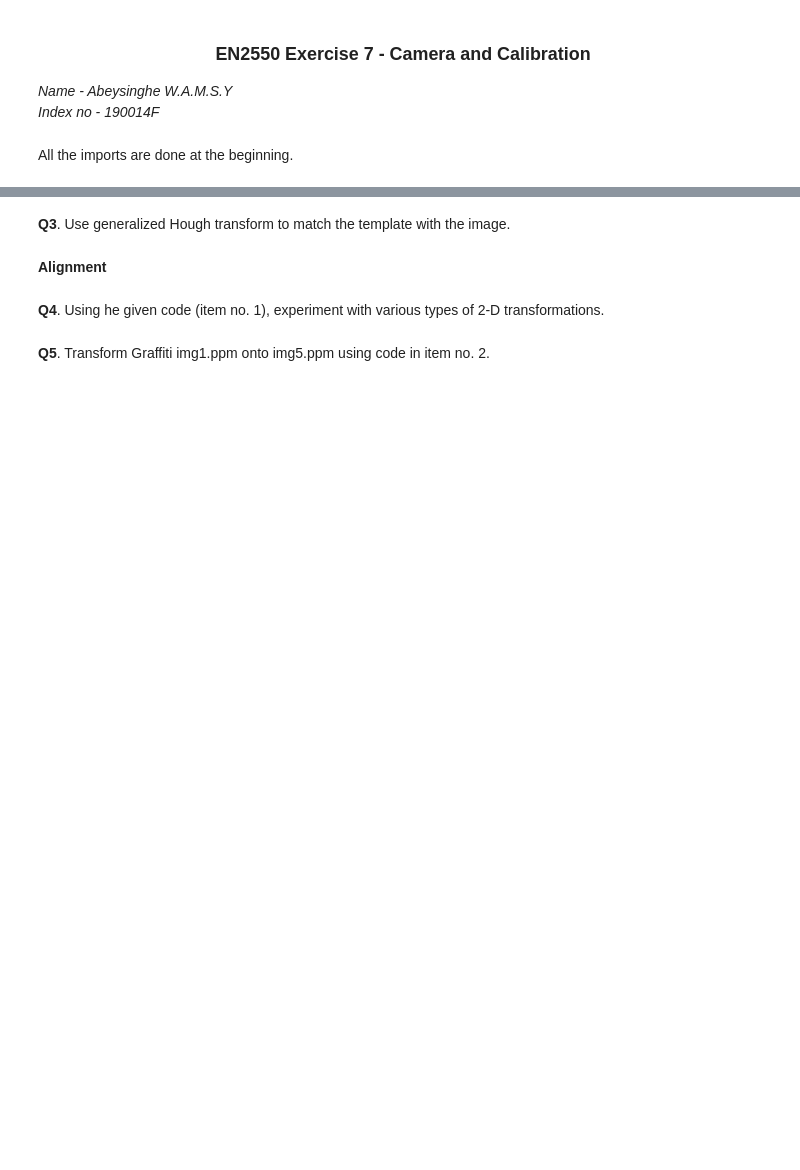
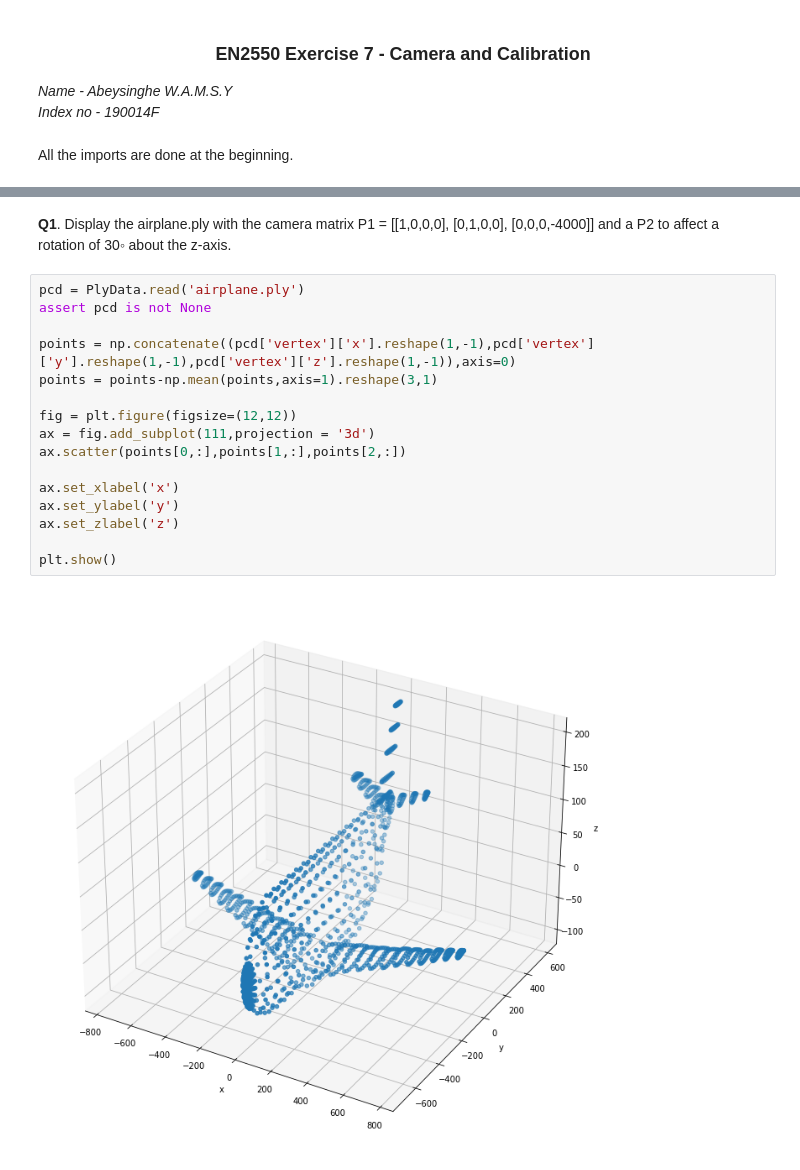
Before and after one commit to YohanAbeysinghe/EN2550-Fundementals-of-Image-Processing-and-Computer-Vision, a Jupyter notebook: 7. L7-3-23 - Exercise 7/exercise7.ipynb, the cells around one changed output, grey strips where cells are left out. Cells and saved outputs as stored; diff of their text form; blank space fills up the shorter version.

```diff
--- a/7. L7-3-23 - Exercise 7/exercise7.ipynb
+++ b/7. L7-3-23 - Exercise 7/exercise7.ipynb
@@ -22,8 +17,20 @@ from matplotlib.ticker import LinearLocator, FormatStrFormatter
-# %% [markdown]
-**Q3**. Use generalized Hough transform to match the template with the image.
-# %% [markdown]
-**Alignment**
-# %% [markdown]
-**Q4**. Using he given code (item no. 1), experiment with various types of 2-D transformations.
-# %% [markdown]
-**Q5**. Transform Graffiti img1.ppm onto img5.ppm using code in item no. 2.
+# %% [markdown]
+**Q1**. Display the airplane.ply with the camera matrix P1 = [[1,0,0,0], [0,1,0,0], [0,0,0,-4000]] and a P2 to affect a rotation of 30◦ about the z-axis.
+# %%
+pcd = PlyData.read('airplane.ply')
+assert pcd is not None
+
+points = np.concatenate((pcd['vertex']['x'].reshape(1,-1),pcd['vertex']['y'].reshape(1,-1),pcd['vertex']['z'].reshape(1,-1)),axis=0)
+points = points-np.mean(points,axis=1).reshape(3,1)
+
+fig = plt.figure(figsize=(12,12))
+ax = fig.add_subplot(111,projection = '3d')
+ax.scatter(points[0,:],points[1,:],points[2,:])
+
+ax.set_xlabel('x')
+ax.set_ylabel('y')
+ax.set_zlabel('z')
+
+plt.show()
+# %% [output]
+[figure, added]
```
Also changed, not shown: parts of 11 cells of this notebook.
